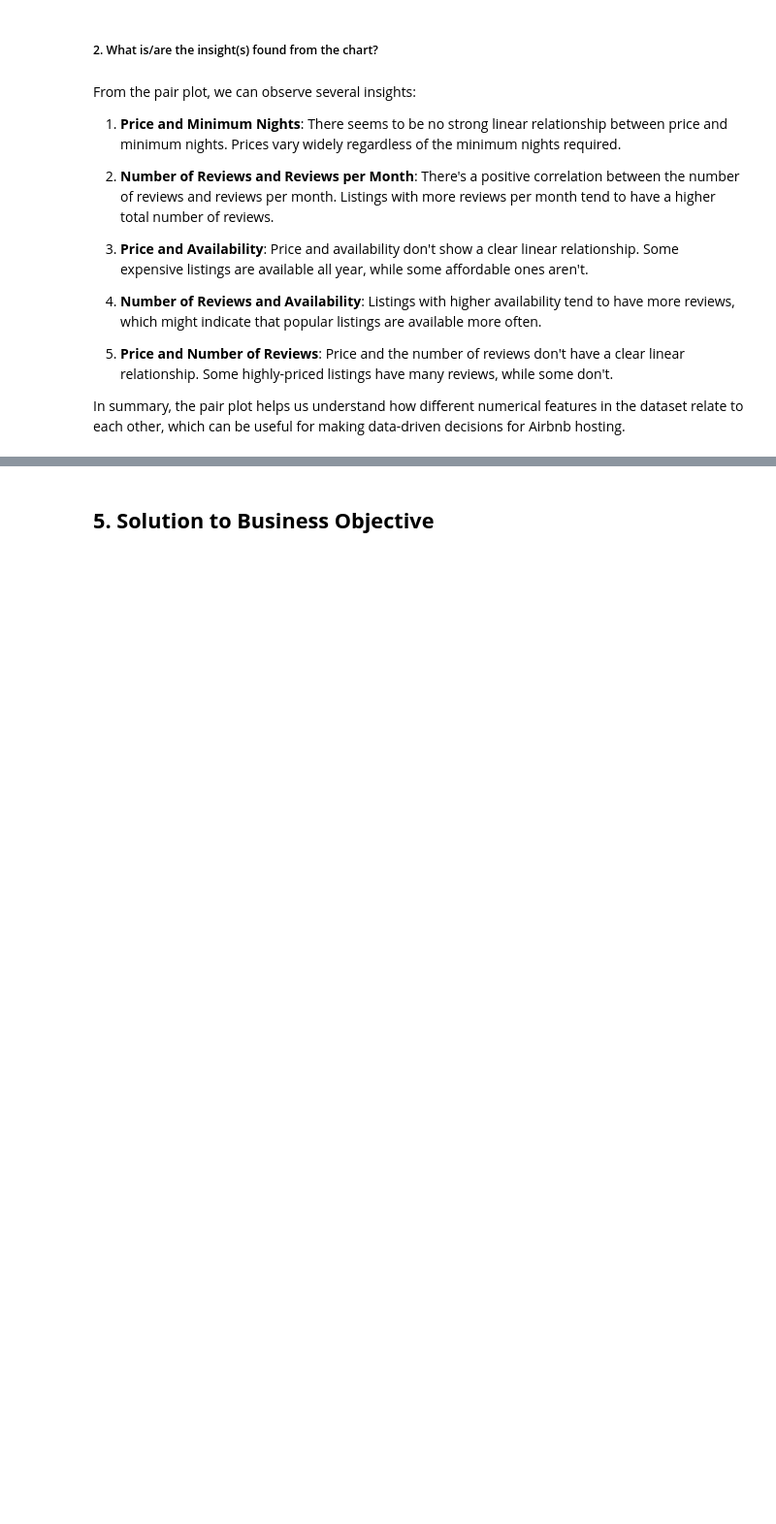
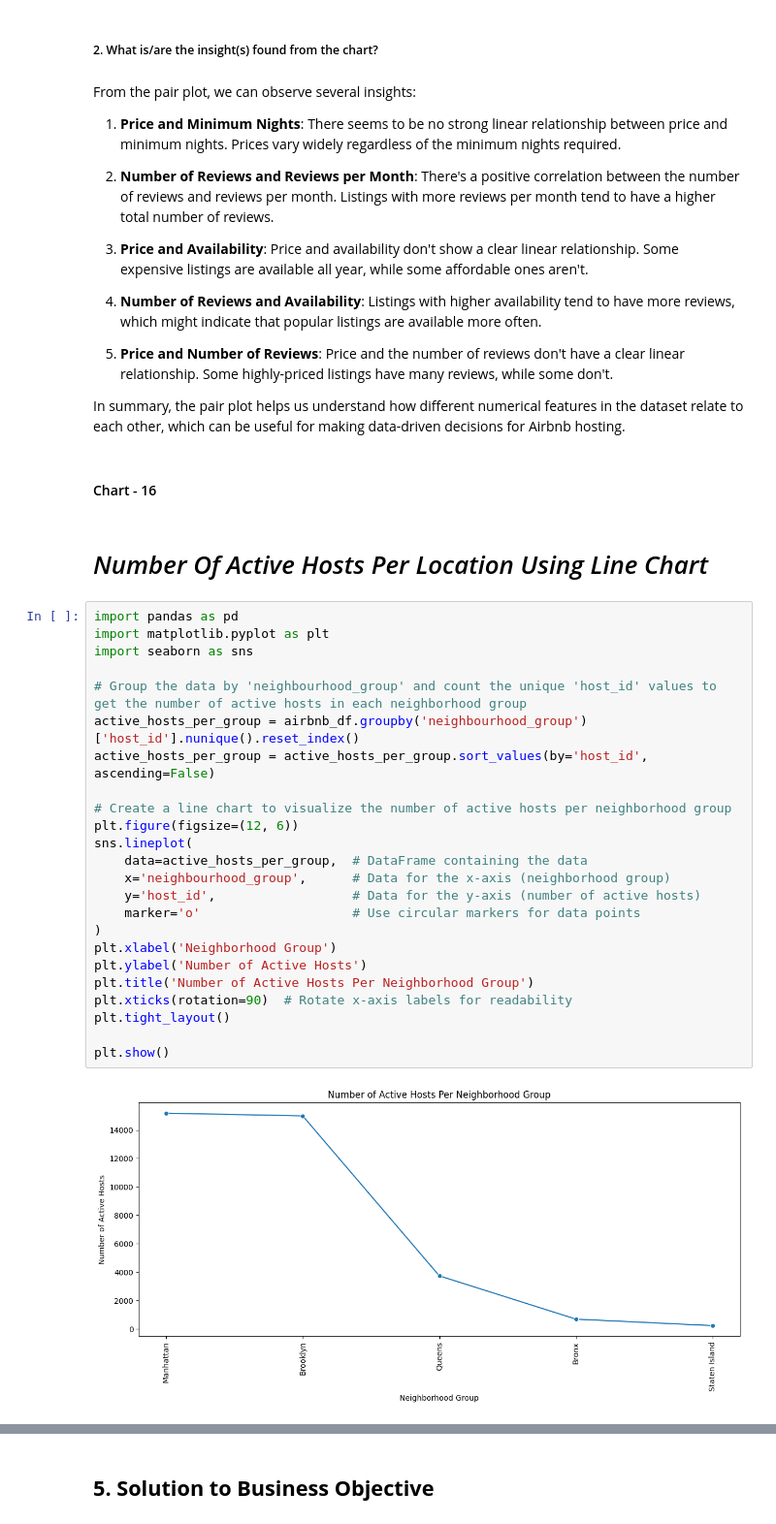
Before and after one commit to I-AM-PRASHANT-VERMA/Almabetter-Capstone-Project-AirBnb-Bookings-Exploratory-Data-Analysis, a Jupyter notebook: My_Airbnb_EDA_capstone_project.ipynb, the cells around one changed output, grey strips where cells are left out. Shown at 97% size. Cells and saved outputs as stored; diff of their text form; blank space fills up the shorter version.

```diff
--- a/My_Airbnb_EDA_capstone_project.ipynb
+++ b/My_Airbnb_EDA_capstone_project.ipynb
@@ -1307,3 +1311,33 @@ From the pair plot, we can observe several insights:
 5. **Price and Number of Reviews**: Price and the number of reviews don't have a clear linear relationship. Some highly-priced listings have many reviews, while some don't.
 
 In summary, the pair plot helps us understand how different numerical features in the dataset relate to each other, which can be useful for making data-driven decisions for Airbnb hosting.
+# %% [markdown]
+#### Chart - 16
+# %% [markdown]
+# *Number Of Active Hosts Per Location Using Line Chart*
+# %%
+import pandas as pd
+import matplotlib.pyplot as plt
+import seaborn as sns
+
+# Group the data by 'neighbourhood_group' and count the unique 'host_id' values to get the number of active hosts in each neighborhood group
+active_hosts_per_group = airbnb_df.groupby('neighbourhood_group')['host_id'].nunique().reset_index()
+active_hosts_per_group = active_hosts_per_group.sort_values(by='host_id', ascending=False)
+
+# Create a line chart to visualize the number of active hosts per neighborhood group
+plt.figure(figsize=(12, 6))
+sns.lineplot(
+    data=active_hosts_per_group,  # DataFrame containing the data
+    x='neighbourhood_group',      # Data for the x-axis (neighborhood group)
+    y='host_id',                  # Data for the y-axis (number of active hosts)
+    marker='o'                    # Use circular markers for data points
+)
+plt.xlabel('Neighborhood Group')
+plt.ylabel('Number of Active Hosts')
+plt.title('Number of Active Hosts Per Neighborhood Group')
+plt.xticks(rotation=90)  # Rotate x-axis labels for readability
+plt.tight_layout()
+
+plt.show()
+# %% [output]
+[figure, added]
```
Also changed, not shown: parts of 50 cells of this notebook.
